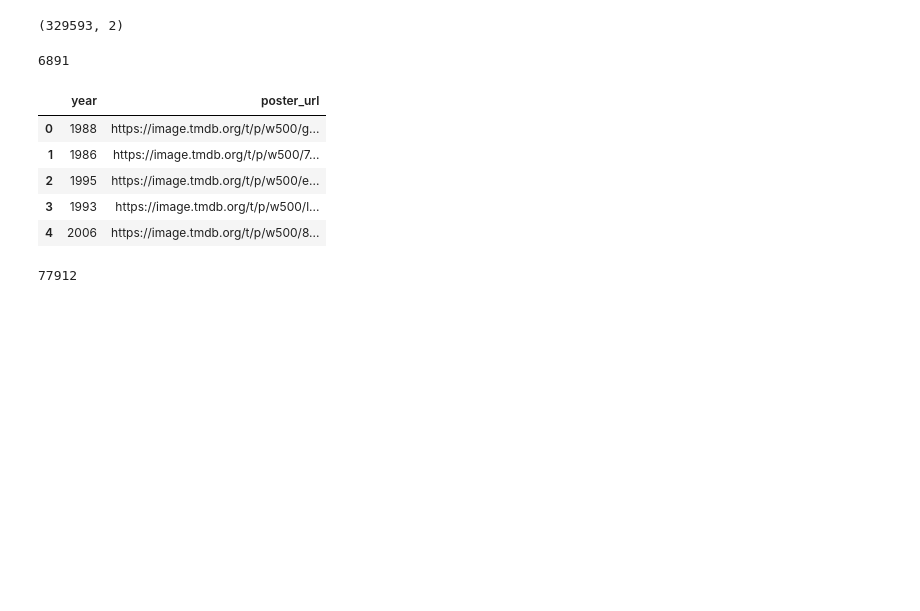
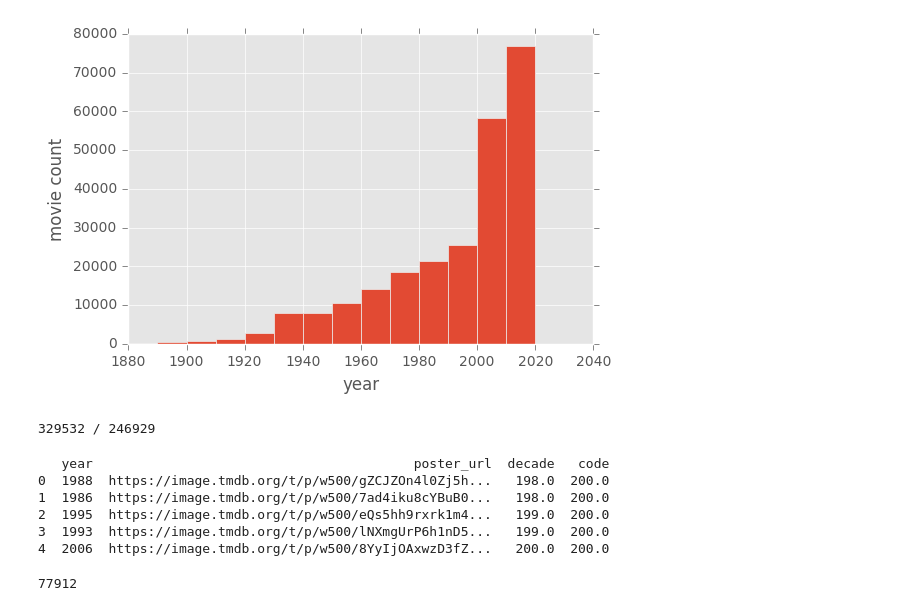
Before and after one commit to MovieStories/Main, a Jupyter notebook: test4.ipynb, the cells around one changed output. Cells and saved outputs as stored; diff of their text form; code cells hidden in the pictures; blank space fills up the shorter version.

```diff
--- a/test4.ipynb
+++ b/test4.ipynb
@@ -27,31 +21,0 @@ with open(expanduser("~/tmdb_movie/tmdb_000002.txt"), "rb") as myfile:
-# %%
-import pandas as pd
-df = pd.DataFrame(0,
-                  columns = ["year", "poster_url"],
-                  index = range(0, len(listdir(expanduser("~/tmdb_movie/")))))
-df.shape
-# %% [output]
-(329593, 2)
-# %%
-dir_path_1 = expanduser("~/tmdb_movie/")
-movie_file_list = listdir(dir_path_1)
-for index, row in df.iterrows():
-    # get movie text
-    with open(join(dir_path_1, movie_file_list[index]), "rb") as myfile:
-        text = pickle.load(myfile)
-    # get year and poster_url
-    df.iloc[index] = [tmdb_get_release_date(text).split("-")[0],
-                     tmdb_get_poster_url(text)]
-    print "\r",index,
-    sys.stdout.flush()
-# %% [output]
-6891
-# %%
-df.head()
-# %% [output]
-|  | year | poster_url |
-| 0 | 1988 | https://image.tmdb.org/t/p/w500/g... |
-| 1 | 1986 | https://image.tmdb.org/t/p/w500/7... |
-| 2 | 1995 | https://image.tmdb.org/t/p/w500/e... |
-| 3 | 1993 | https://image.tmdb.org/t/p/w500/l... |
-| 4 | 2006 | https://image.tmdb.org/t/p/w500/8... |
@@ -60,3 +22,50 @@ plt.hist(df['year'])
+# %%
+import pandas as pd
+with open("year_poster_url_df.txt", "rb") as myfile:
+    df = pickle.load(myfile)
+
+# tidy up year
+df = df.loc[df['year'] != '', :]
+df.loc[:,'year'] = df.loc[:,'year'].apply(int)
+
+# get decade
+df['decade'] = df['year'].apply(lambda x: round(x/10, 0))
+
+# tidy up poster_url
+#df = df.loc[df['poster_url'] != None, :] don't know why this line does not work
+index_list = []
+for index, row in df.iterrows():
+    if row['poster_url'] == None:
+        index_list.append(index)
+df.drop(index_list, inplace = True)
+# %%
+import matplotlib.pyplot as plt
+%matplotlib inline
+plt.style.use('ggplot')
+plt.hist(df['year'], bins = range(1880, 2040, 10))
+plt.xlabel("year")
+plt.ylabel("movie count")
+plt.show()
+# %% [output]
+[figure, added]
+# %%
+index_list = []
+for index, row in df.iterrows():
+    result = urllib.urlopen(row['poster_url'])
+    df.loc[index, 'code'] = result.getcode()
+    print "\r",index + 1, "/", df.shape[0],
+    sys.stdout.flush()
+# %% [output]
+329532 / 246929
+# %%
+print df.head()
+# %% [output]
+   year                                         poster_url  decade   code
+0  1988  https://image.tmdb.org/t/p/w500/gZCJZOn4l0Zj5h...   198.0  200.0
+1  1986  https://image.tmdb.org/t/p/w500/7ad4iku8cYBuB0...   198.0  200.0
+2  1995  https://image.tmdb.org/t/p/w500/eQs5hh9rxrk1m4...   199.0  200.0
+3  1993  https://image.tmdb.org/t/p/w500/lNXmgUrP6h1nD5...   199.0  200.0
+4  2006  https://image.tmdb.org/t/p/w500/8YyIjOAxwzD3fZ...   200.0  200.0
 # %%
 dir_path_1 = expanduser("~/tmdb_movie/")
 dir_path_2 = expanduser("~/tmdb_movie_poster/")
```
Also changed, not shown: parts of 3 cells of this notebook, 4 other files.
